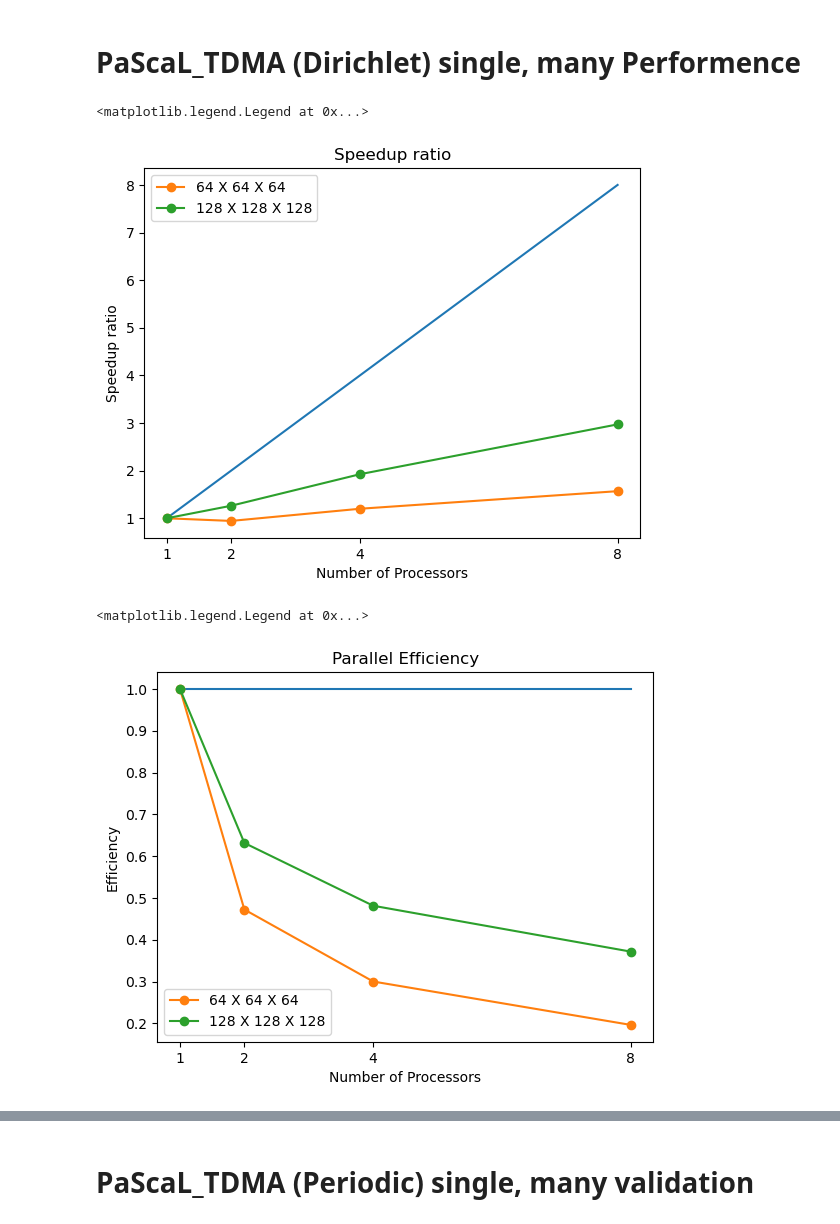
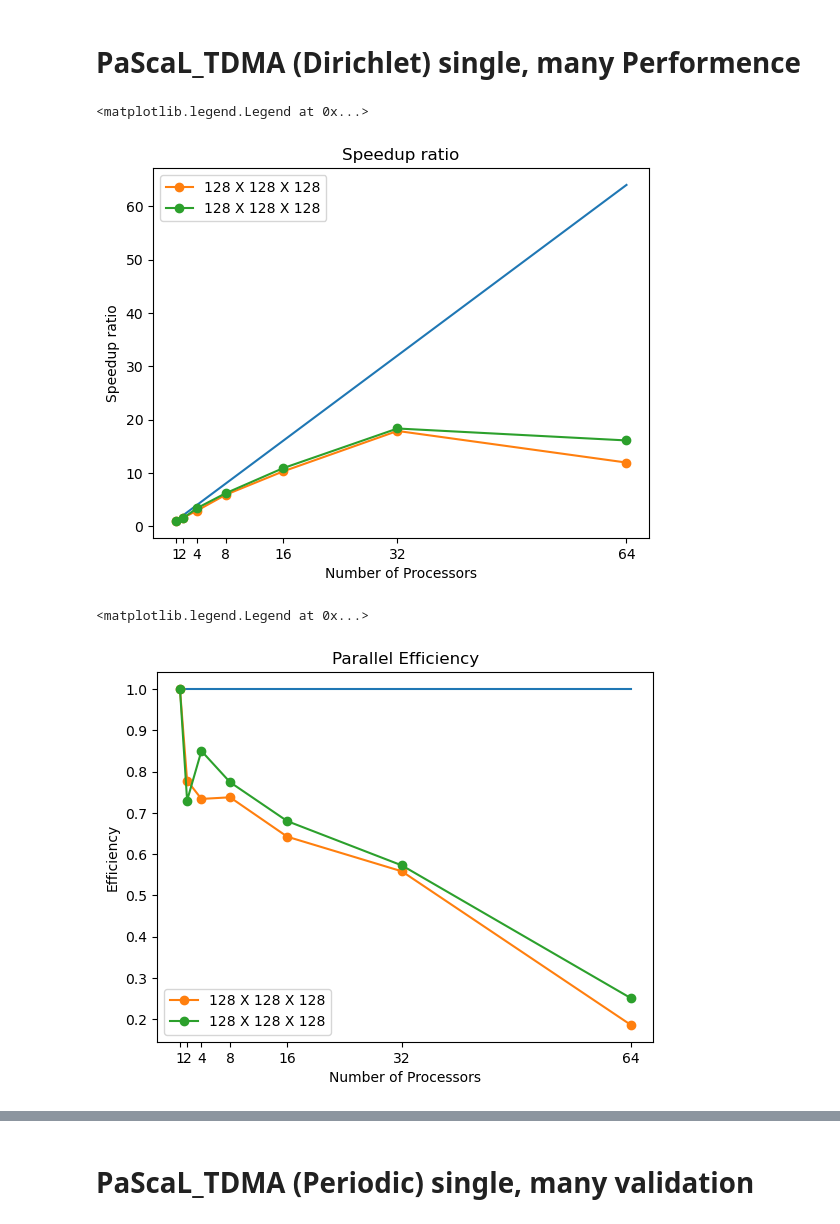
Before and after one commit to dontempty/PaScaL_TDMA_lab, a Jupyter notebook: plot/plot_3D.ipynb, the cells around one changed output, grey strips where cells are left out. Saved outputs shown, nothing was run; the diff lists cells and outputs as text; code cells hidden in the pictures.

```diff
--- a/plot/plot_3D.ipynb
+++ b/plot/plot_3D.ipynb
@@ -262,41 +262,41 @@ plt.legend()
 # PaScaL_TDMA (Dirichlet) single, many Performence
 # %%
 # single
-times_64 = np.array([102, 108, 85, 65])
-times_128 = np.array([951, 753, 494, 320])
+times_512 = np.array([5004, 3215, 1705, 848, 487, 280, 419])
+times_1024 = np.array([5004, 3428, 1472, 808, 460, 273, 311])
 
 # 프로세서 개수
-procs = np.array([1, 2, 4, 8])
+procs = np.array([1, 2, 4, 8, 16, 32, 64])
 
 # speed-up 계산
-speedup_64 = times_64[0] / times_64
-speedup_128 = times_128[0] / times_128
+speedup_512 = times_512[0] / times_512
+speedup_1024 = times_1024[0] / times_1024
 
 # efficiency 계산
-efficiency_64 = speedup_64 / procs
-efficiency_128 = speedup_128 / procs
+efficiency_512 = speedup_512 / procs
+efficiency_1024 = speedup_1024 / procs
 # %%
 plt.title('Speedup ratio')
 plt.xlabel('Number of Processors')
 plt.ylabel('Speedup ratio')
 plt.plot(procs, procs)
-plt.xticks([1, 2, 4, 8])
-plt.plot(procs, speedup_64, "o-", label="64 X 64 X 64")
-plt.plot(procs, speedup_128, "o-", label="128 X 128 X 128")
+plt.xticks(procs)
+plt.plot(procs, speedup_512, "o-", label="128 X 128 X 128")
+plt.plot(procs, speedup_1024, "o-", label="128 X 128 X 128")
 plt.legend()
 # %% [output]
 <matplotlib.legend.Legend at 0x...>
-[figure, old version]
+[figure, new version]
 # %%
 plt.title('Parallel Efficiency')
 plt.xlabel('Number of Processors')
 plt.ylabel('Efficiency')
 plt.plot(procs, np.ones(procs.shape[0]))
-plt.xticks([1, 2, 4, 8])
-plt.plot(procs, efficiency_64, "o-", label="64 X 64 X 64")
-plt.plot(procs, efficiency_128, "o-", label="128 X 128 X 128")
+plt.xticks(procs)
+plt.plot(procs, efficiency_512, "o-", label="128 X 128 X 128")
+plt.plot(procs, efficiency_1024, "o-", label="128 X 128 X 128")
 plt.legend()
 # %% [output]
 <matplotlib.legend.Legend at 0x...>
-[figure, old version]
+[figure, new version]
 # %%
```
Also changed, not shown: parts of 11 cells of this notebook, 18 other files.
